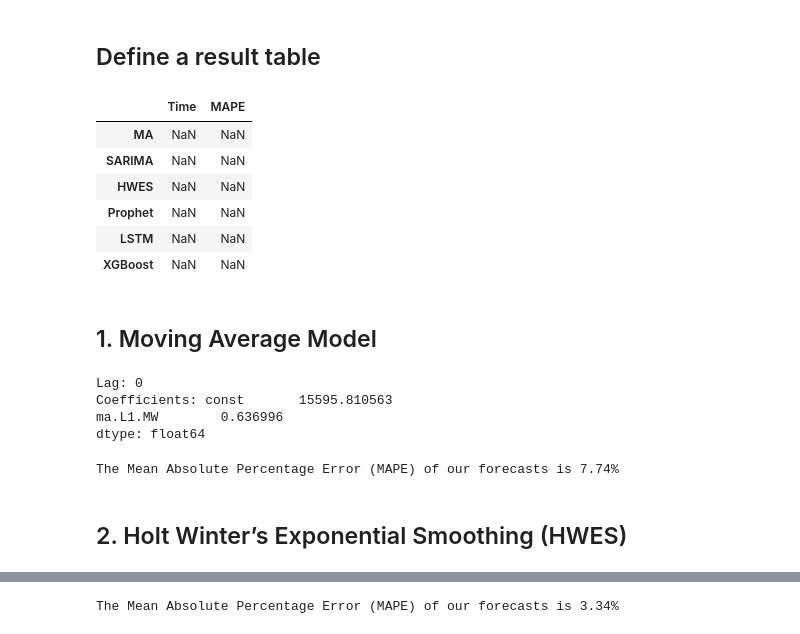
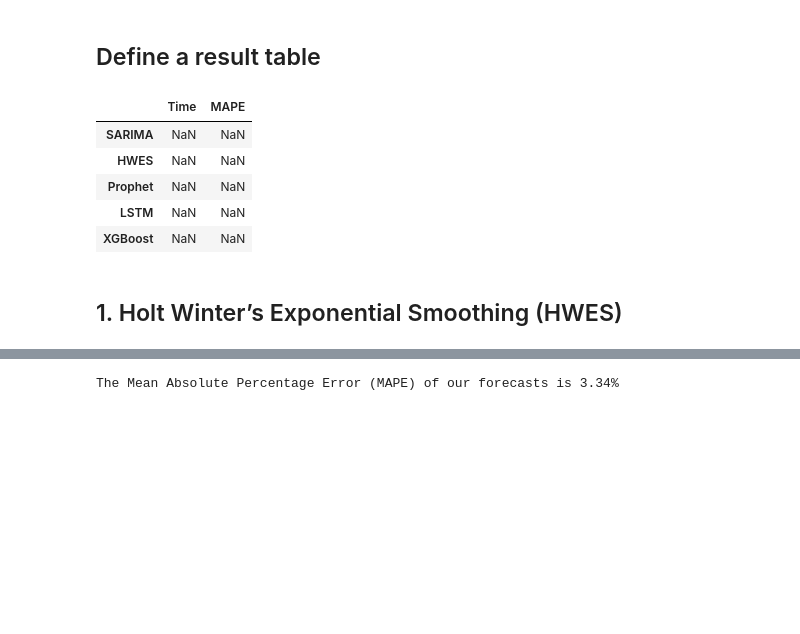
Before and after one commit to kaziahosunhabibripon/Time-Series, a Jupyter notebook: Energy-Consumption-22.ipynb, the cells around one changed output, grey strips where cells are left out. Drawn from its saved outputs; the diff is of its cells as text; code cells hidden in the pictures; blank space fills up the shorter version.

```diff
--- a/Energy-Consumption-22.ipynb
+++ b/Energy-Consumption-22.ipynb
@@ -167,36 +166,19 @@ def MAPE(forecast,truth,model,df):
 # %% [markdown]
 ## Define a result table
 # %%
-result_df_index=['MA',
-                 'SARIMA',
+result_df_index=['SARIMA',
                  'HWES',
                  'Prophet',
                  'LSTM',
                  'XGBoost']
 result_df_col=['Time','MAPE']
 
 result_df=pd.DataFrame(index=result_df_index, columns=result_df_col)
 result_df
 # %% [output]
 |  | Time | MAPE |
-| MA | NaN | NaN |
 | SARIMA | NaN | NaN |
 | HWES | NaN | NaN |
 | Prophet | NaN | NaN |
 | LSTM | NaN | NaN |
 | XGBoost | NaN | NaN |
-# %% [markdown]
-## 1. Moving Average Model
-# %%
-start=timeit.default_timer()
-model_MA = ARMA(y_train,order=(0,1))
-model_MA_fit = model_MA.fit()
-stop=timeit.default_timer()
-result_df['Time']['MA']=round(stop-start,2)
-print('Lag: %s' % model_MA_fit.k_ar)
-print('Coefficients: %s' % model_MA_fit.params)
-# %% [output]
-Lag: 0
-Coefficients: const       15595.810563
-ma.L1.MW        0.636996
-dtype: float64
@@ -207,9 +185,5 @@ pred_MA = model_MA_fit.predict(start=pd.to_datetime(split_date),
-# %%
-MAPE(pred_MA,y_test,'MA',result_df)
-# %% [output]
-The Mean Absolute Percentage Error (MAPE) of our forecasts is 7.74%
 # %% [markdown]
-## 2. Holt Winter’s Exponential Smoothing (HWES)
+## 1. Holt Winter’s Exponential Smoothing (HWES)
 # %%
 from statsmodels.tsa.api import ExponentialSmoothing
 # %%
```
Also changed, not shown: parts of 25 cells of this notebook.
